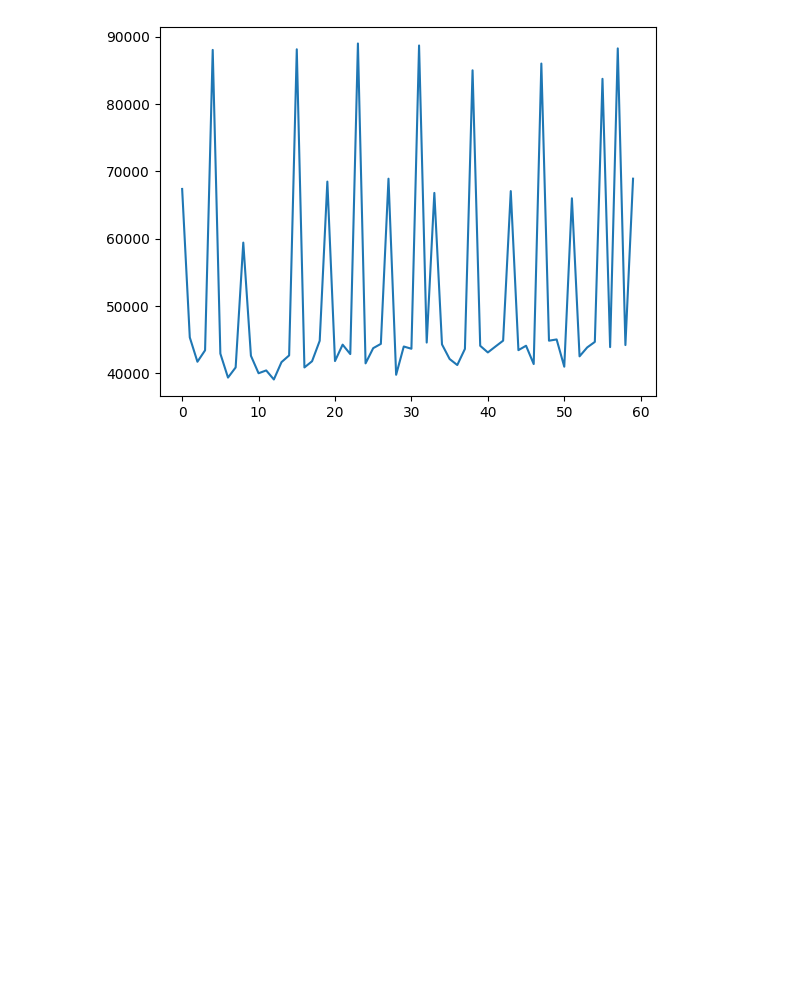
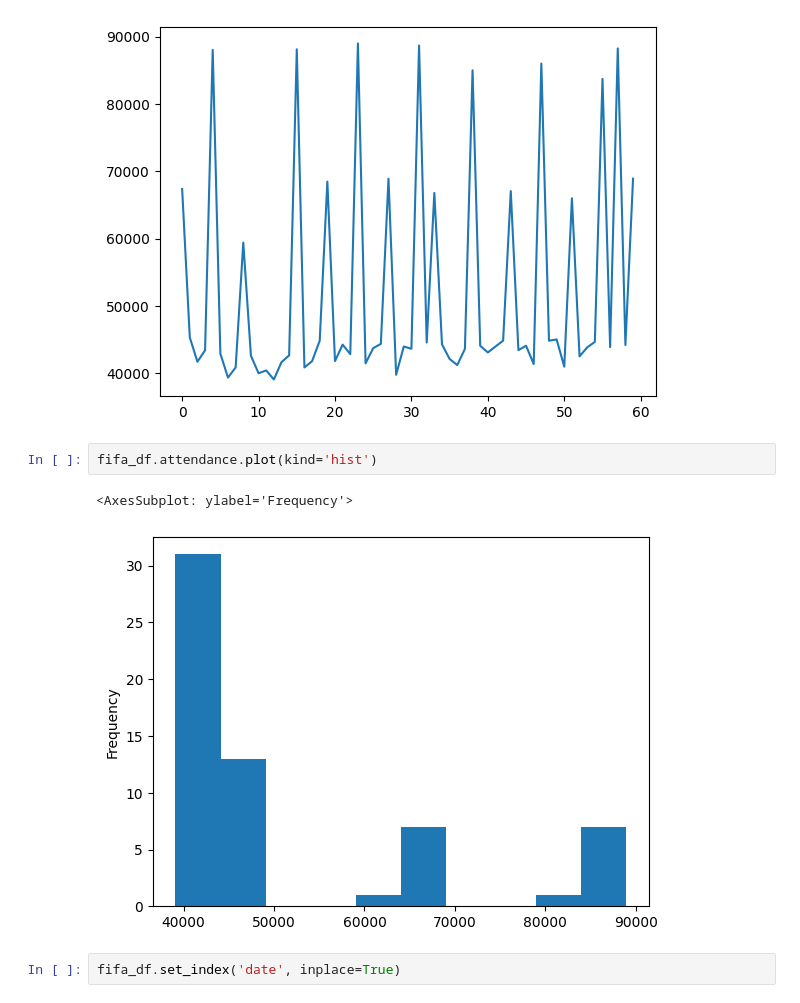
Before and after one commit to Lakshit-Chiranjiv/Python-Data-Analysis-Repo, a Jupyter notebook: Python Pandas.ipynb, the cells around one changed output. Drawn from its saved outputs; the diff is of its cells as text; blank space fills up the shorter version.

Commit message:
set index

```diff
--- a/Python Pandas.ipynb
+++ b/Python Pandas.ipynb
@@ -783,3 +783,10 @@ fifa_df.attendance.plot()
 # %% [output]
 <AxesSubplot: >
 [figure]
+# %%
+fifa_df.attendance.plot(kind='hist')
+# %% [output]
+<AxesSubplot: ylabel='Frequency'>
+[figure, added]
+# %%
+fifa_df.set_index('date', inplace=True)
```
Also changed, not shown: parts of 3 cells of this notebook.
